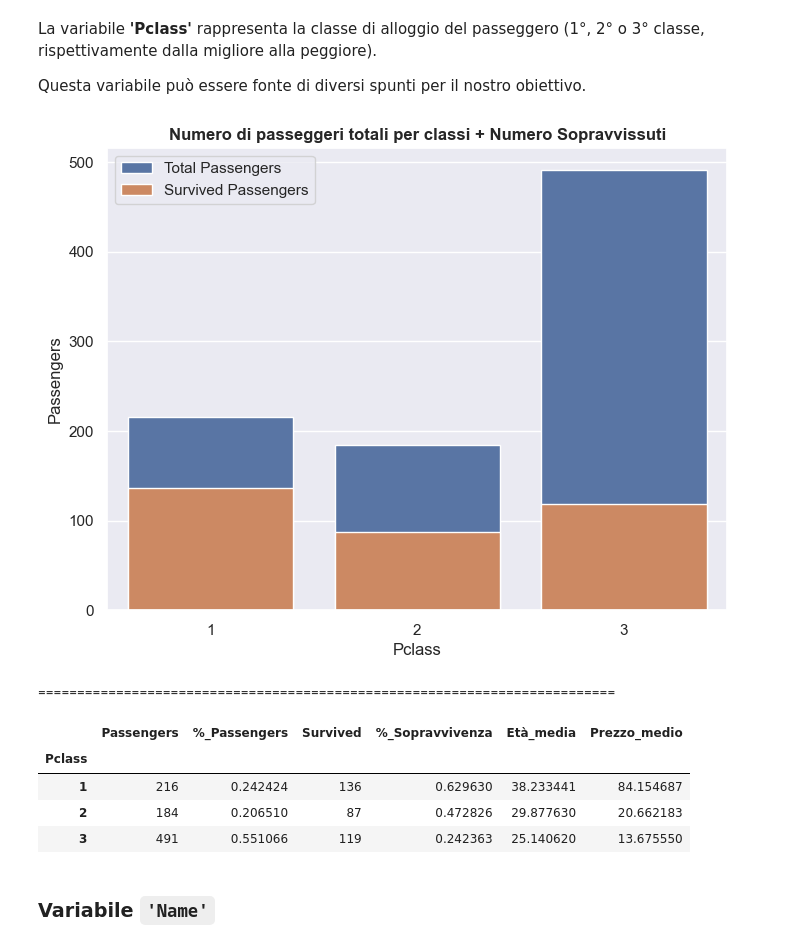
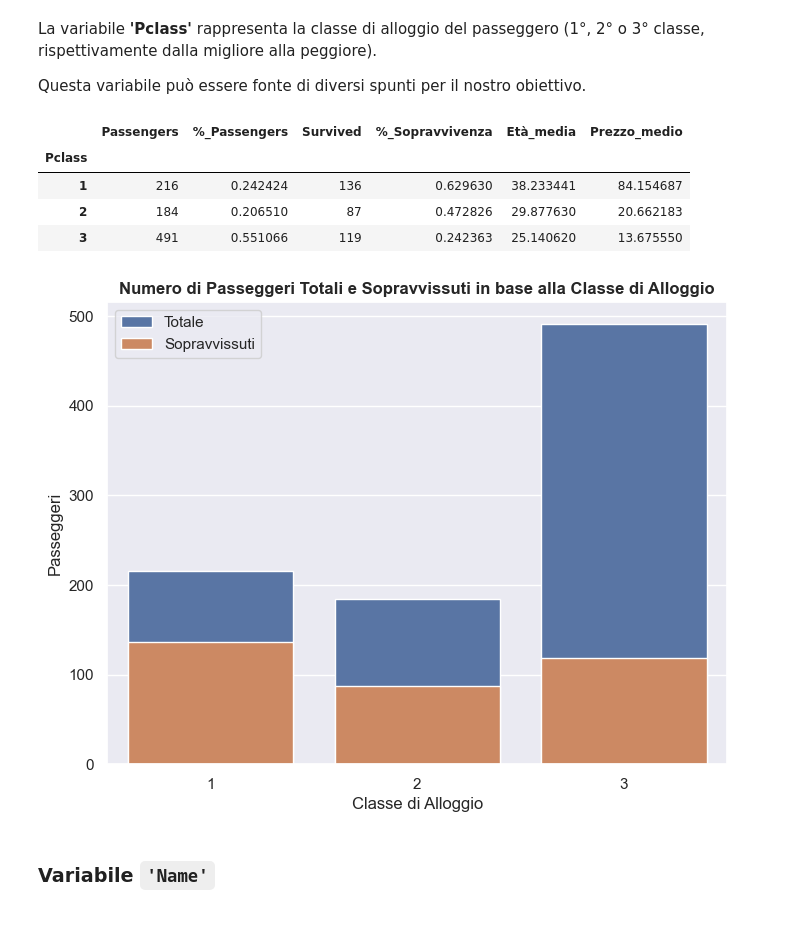
Before and after one commit to marcocolognesi/kaggle_titanic, a Jupyter notebook: notebook.ipynb, the cells around one changed output. Drawn from its saved outputs; the diff is of its cells as text; code cells hidden in the pictures.

```diff
--- a/notebook.ipynb
+++ b/notebook.ipynb
@@ -112,53 +115,46 @@ Questa variabile può essere fonte di diversi spunti per il nostro obiettivo.
 # %%
 # estrapolo colonna 'Pclass' dal dataset
 pclass_train = train_df['Pclass']
 
 # .value_counts() per identificare quanti valori appartengono a ciascuna classe
 pclass_value_count = pclass_train.value_counts().sort_index()
 
 # 'Pclass' groupby (sum)
 pclass_sum_groupby = train_df.groupby(by=['Pclass']).sum(numeric_only=True)
 
 # 'Pclass' groupby (mean)
 pclass_mean_groupby = train_df.groupby(by=['Pclass']).mean(numeric_only=True)
 
 # Trovare il numero di passengeri per classe
 pclass_sum_groupby['Passengers'] = pclass_value_count
 
 # Trovare la percentuale di sopravvivenza, età media e prezzo medio per classe
-pclass_sum_groupby['%_Sopravvivenza'] = pclass_mean_groupby['Survived']
-pclass_sum_groupby['Età_media'] = pclass_mean_groupby['Age']
-pclass_sum_groupby['Prezzo_medio'] = pclass_mean_groupby['Fare']
-pclass_sum_groupby['%_Passengers'] = [x / pclass_sum_groupby['Passengers'].sum() for x in pclass_sum_groupby['Passengers']]
-
+pclass_useful_insights = pclass_sum_groupby.copy(deep=True)
+pclass_useful_insights['%_Sopravvivenza'] = pclass_mean_groupby['Survived']
+pclass_useful_insights['Età_media'] = pclass_mean_groupby['Age']
+pclass_useful_insights['Prezzo_medio'] = pclass_mean_groupby['Fare']
+pclass_useful_insights['%_Passengers'] = [x / pclass_value_count.sum() for x in pclass_sum_groupby['Passengers']]
+pclass_useful_insights = pclass_useful_insights[['Passengers', '%_Passengers', 'Survived', '%_Sopravvivenza', 'Età_media', 'Prezzo_medio']]
+display(pclass_useful_insights)
 
 # grafico per mostrare la distribuzione dei valori
 
 # inizializzare figura
 plt.figure(figsize=(8,6))
-
-# barplot passeggeri totali
-barplot_total = sns.barplot(data=pclass_sum_groupby, x=pclass_sum_groupby.index, y='Passengers', label='Total Passengers')
-
-# barplot passeggeri sopravvissuti
-barplot_survived = sns.barplot(data=pclass_sum_groupby, x=pclass_sum_groupby.index, y='Survived', label='Survived Passengers')
-
-# titolo, legenda e .show()
-plt.title('Numero di passeggeri totali per classi + Numero Sopravvissuti', weight='bold')
+plt.title('Numero di Passeggeri Totali e Sopravvissuti in base alla Classe di Alloggio', weight='bold')
+barplot_total = sns.barplot(data=pclass_sum_groupby, x=pclass_sum_groupby.index, y='Passengers', label='Totale')
+barplot_survived = sns.barplot(data=pclass_sum_groupby, x=pclass_sum_groupby.index, y='Survived', label='Sopravvissuti')
 plt.legend()
+plt.xlabel('Classe di Alloggio')
+plt.ylabel('Passeggeri')
 plt.show()
-
-
-print('\n==========================================================================\n')
-display(pclass_sum_groupby[['Passengers', '%_Passengers', 'Survived', '%_Sopravvivenza', 'Età_media', 'Prezzo_medio']])
 # %% [output]
+|  | Passengers | %_Passengers | Survived | %_Sopravvivenza | Età_media | Prezzo_medio |
+| Pclass |  |  |  |  |  |  |
+| 1 | 216 | 0.242424 | 136 | 0.629630 | 38.233441 | 84.154687 |
+| 2 | 184 | 0.206510 | 87 | 0.472826 | 29.877630 | 20.662183 |
+| 3 | 491 | 0.551066 | 119 | 0.242363 | 25.140620 | 13.675550 |
-[figure, old version]
+[figure, new version]
-==========================================================================
-|  | Passengers | %_Passengers | Survived | %_Sopravvivenza | Età_media | Prezzo_medio |
-| Pclass |  |  |  |  |  |  |
-| 1 | 216 | 0.242424 | 136 | 0.629630 | 38.233441 | 84.154687 |
-| 2 | 184 | 0.206510 | 87 | 0.472826 | 29.877630 | 20.662183 |
-| 3 | 491 | 0.551066 | 119 | 0.242363 | 25.140620 | 13.675550 |
 # %% [markdown]
 ### **Variabile `'Name'`**
 # %% [markdown]
```
Also changed, not shown: parts of 8 cells of this notebook.
